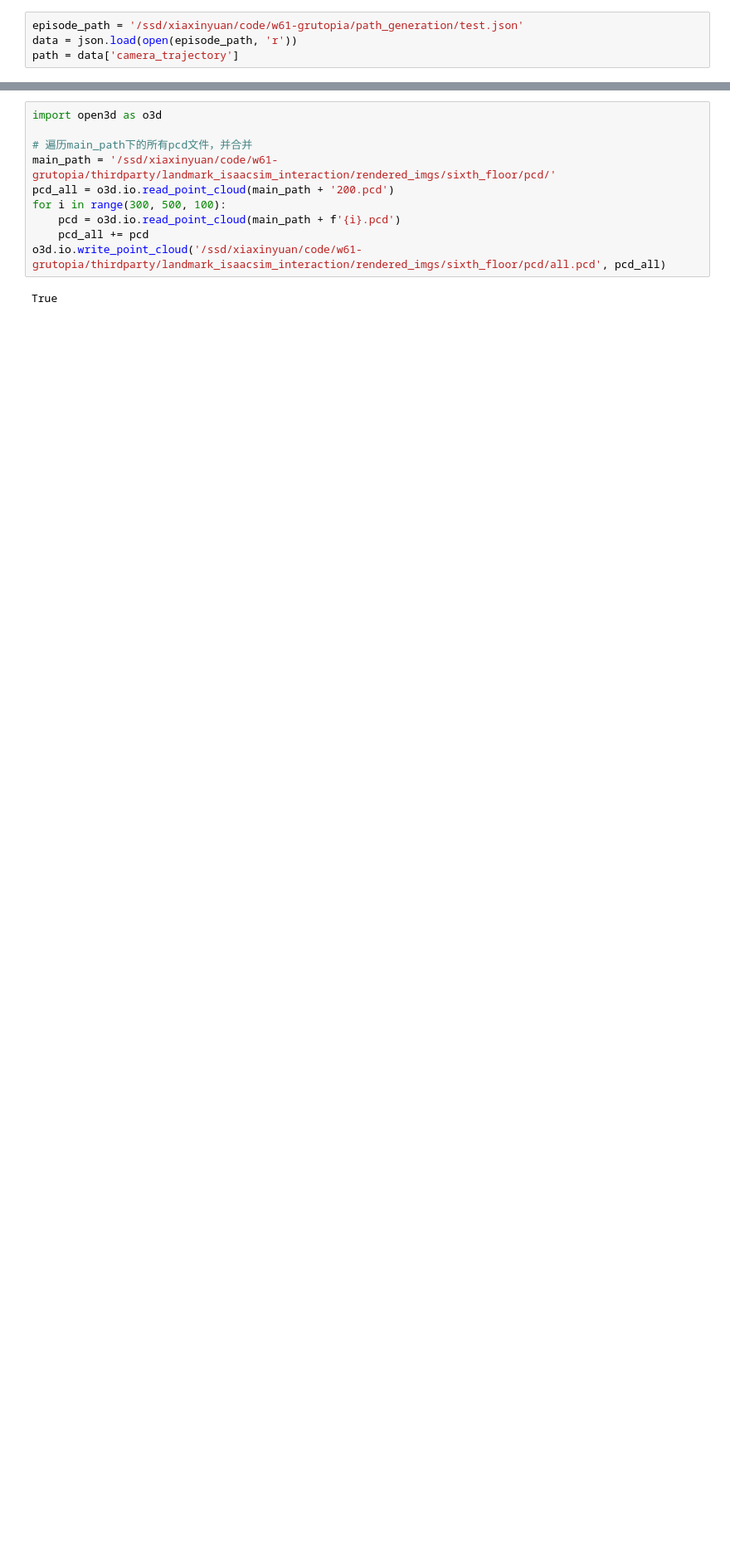
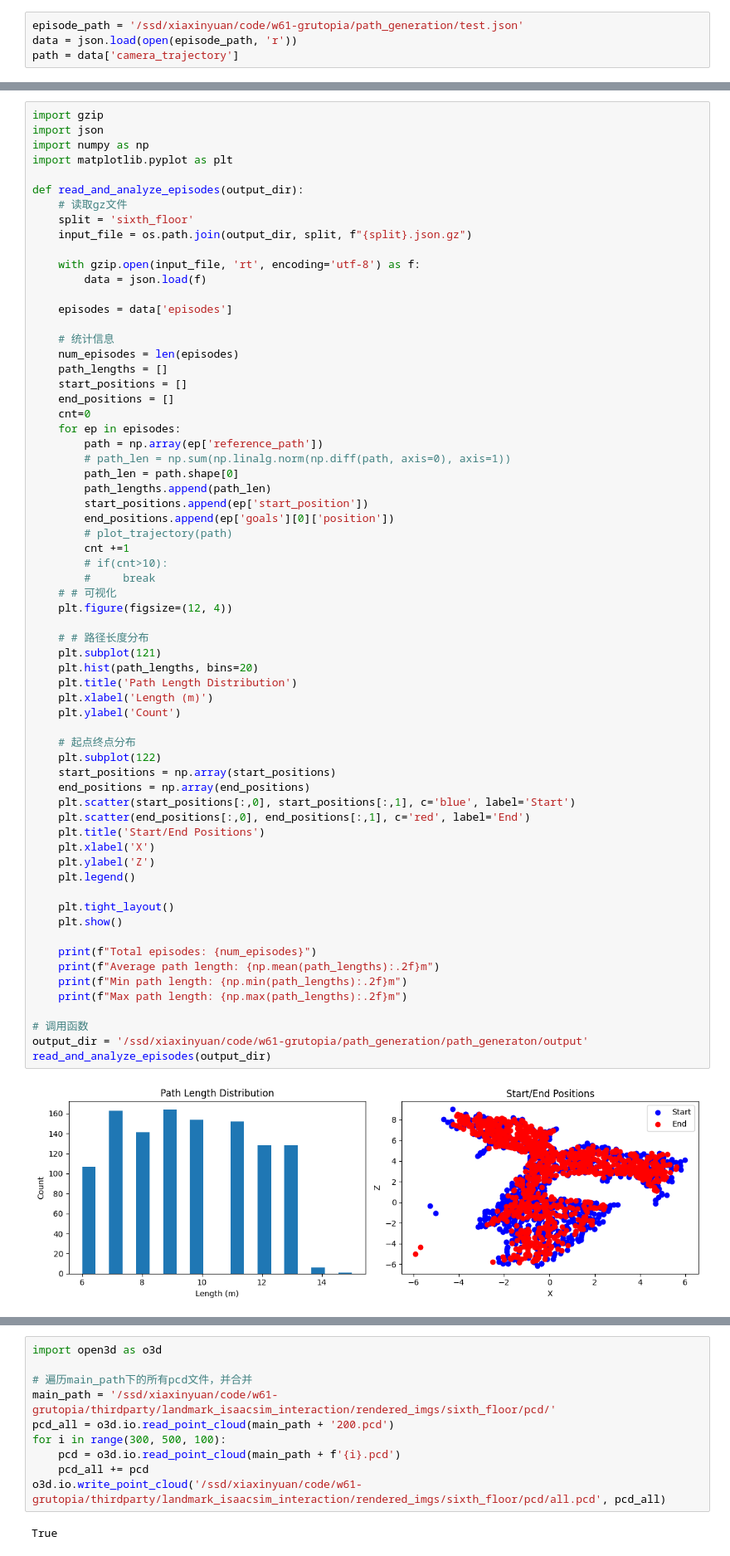
Before and after one commit to MinstrelsyXia/GRUtopia_VLN, a Jupyter notebook: path_generation/utils.ipynb, the cells around one changed output, grey strips where cells are left out. Shown at 83% size. Cells and saved outputs as stored; diff of their text form; blank space fills up the shorter version.

Commit message:
finished main_sample_episode_sixth_floor

```diff
--- a/path_generation/utils.ipynb
+++ b/path_generation/utils.ipynb
@@ -91,0 +188,67 @@ cam_init_orientation = cam_orientations[0]
+# %%
+import gzip
+import json
+import numpy as np
+import matplotlib.pyplot as plt
+
+def read_and_analyze_episodes(output_dir):
+    # 读取gz文件
+    split = 'sixth_floor'
+    input_file = os.path.join(output_dir, split, f"{split}.json.gz")
+
+    with gzip.open(input_file, 'rt', encoding='utf-8') as f:
+        data = json.load(f)
+
+    episodes = data['episodes']
+
+    # 统计信息
+    num_episodes = len(episodes)
+    path_lengths = []
+    start_positions = []
+    end_positions = []
+    cnt=0
+    for ep in episodes:
+        path = np.array(ep['reference_path'])
+        # path_len = np.sum(np.linalg.norm(np.diff(path, axis=0), axis=1))
+        path_len = path.shape[0]
+        path_lengths.append(path_len)
+        start_positions.append(ep['start_position'])
+        end_positions.append(ep['goals'][0]['position'])
+        # plot_trajectory(path)
+        cnt +=1
+        # if(cnt>10):
+        #     break
+    # # 可视化
+    plt.figure(figsize=(12, 4))
+
+    # # 路径长度分布
+    plt.subplot(121)
+    plt.hist(path_lengths, bins=20)
+    plt.title('Path Length Distribution')
+    plt.xlabel('Length (m)')
+    plt.ylabel('Count')
+
+    # 起点终点分布
+    plt.subplot(122)
+    start_positions = np.array(start_positions)
+    end_positions = np.array(end_positions)
+    plt.scatter(start_positions[:,0], start_positions[:,1], c='blue', label='Start')
+    plt.scatter(end_positions[:,0], end_positions[:,1], c='red', label='End')
+    plt.title('Start/End Positions')
+    plt.xlabel('X')
+    plt.ylabel('Z')
+    plt.legend()
+
+    plt.tight_layout()
+    plt.show()
+
+    print(f"Total episodes: {num_episodes}")
+    print(f"Average path length: {np.mean(path_lengths):.2f}m")
+    print(f"Min path length: {np.min(path_lengths):.2f}m")
+    print(f"Max path length: {np.max(path_lengths):.2f}m")
+
+# 调用函数
+output_dir = '/ssd/xiaxinyuan/code/w61-grutopia/path_generation/path_generaton/output'
+read_and_analyze_episodes(output_dir)
+# %% [output]
+[figure, added]
```
Also changed, not shown: parts of 14 cells of this notebook, 55 other files.
